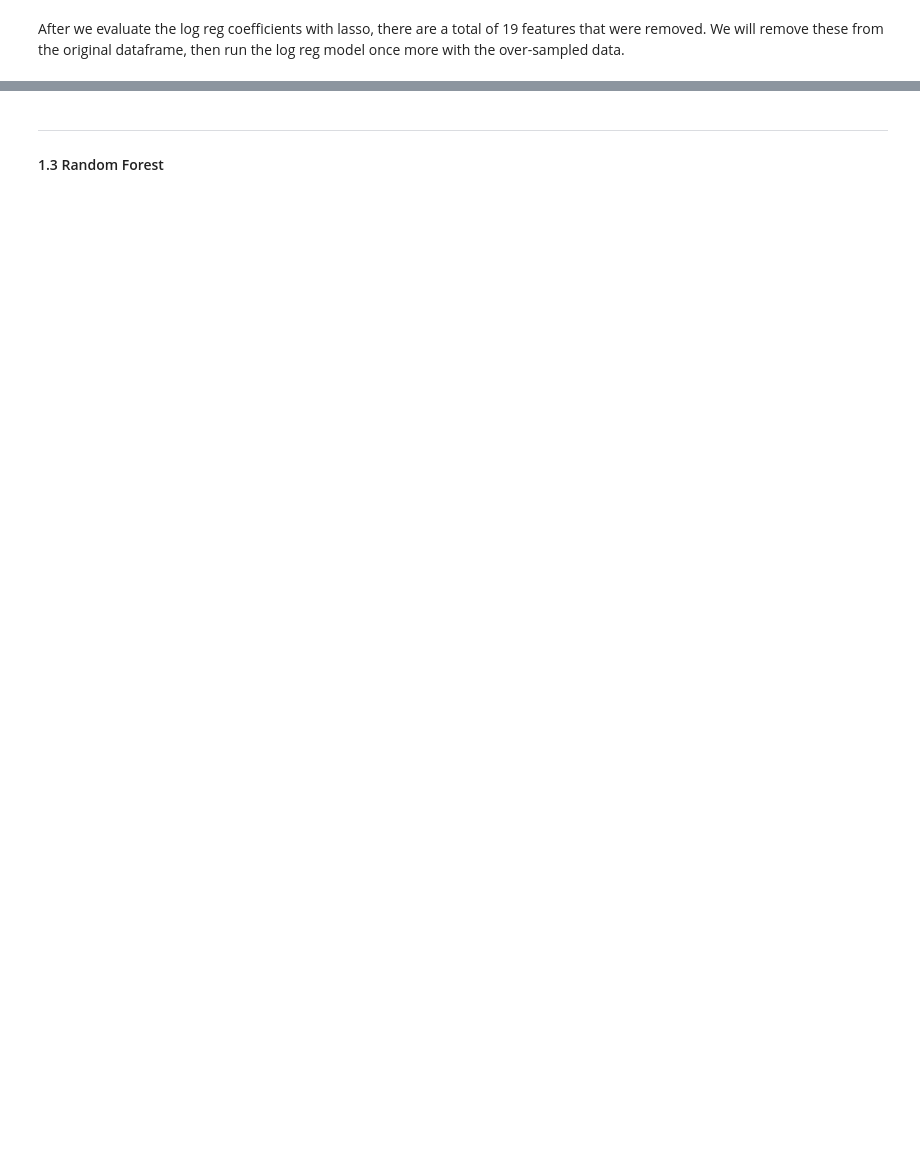
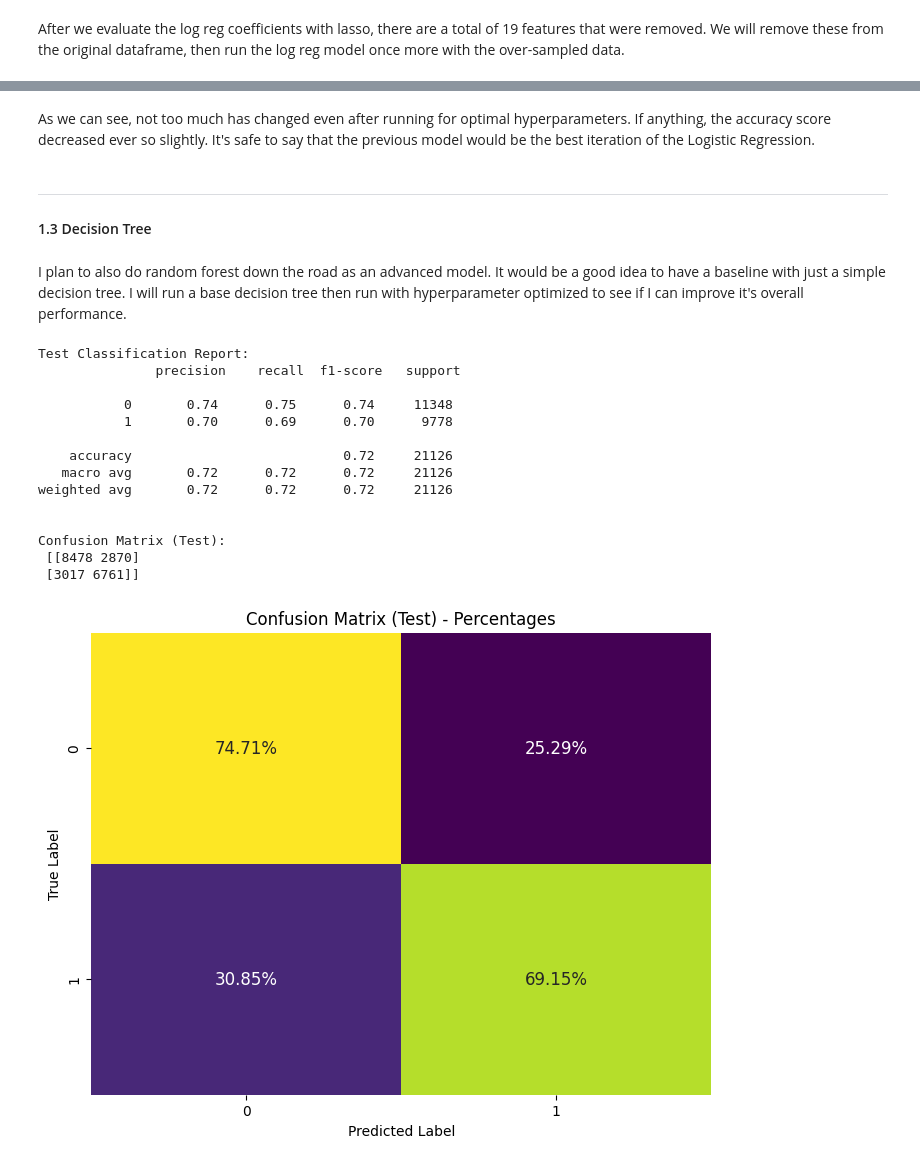
Before and after one commit to lo-klkl/BSTN_Capstone-Diab, a Jupyter notebook: Notebooks/Pt3-Modelling-Pt1.ipynb, the cells around one changed output, grey strips where cells are left out. Cells and saved outputs as stored; diff of their text form; code cells hidden in the pictures; blank space fills up the shorter version.

```diff
--- a/Notebooks/Pt3-Modelling-Pt1.ipynb
+++ b/Notebooks/Pt3-Modelling-Pt1.ipynb
@@ -619,3 +754,50 @@ When comparing the baseline model to the optimized model, there is little notice
+# %% [markdown]
+As we can see, not too much has changed even after running for optimal hyperparameters. If anything, the accuracy score decreased ever so slightly. It's safe to say that the previous model would be the best iteration of the Logistic Regression.
 # %% [markdown]
 ---
-#### <a id = 'tree'></a> 1.3 Random Forest
+#### <a id = 'tree'></a> 1.3 Decision Tree
+# %% [markdown]
+I plan to also do random forest down the road as an advanced model. It would be a good idea to have a baseline with just a simple decision tree. I will run a base decision tree then run with hyperparameter optimized to see if I can improve it's overall performance.
+# %%
+# Create a Decision Tree model
+dt_model = DecisionTreeClassifier(random_state=42)
+
+# Fit the model to the training data
+dt_model.fit(X_train, y_train)
+
+# Predict on the test set
+y_pred = dt_model.predict(X_test)
+
+# Classification Report
+print('\nTest Classification Report:\n', classification_report(y_test, y_pred))
+
+# Confusion Matrix
+conf_matrix = confusion_matrix(y_test, y_pred)
+print('\nConfusion Matrix (Test):\n', conf_matrix)
+
+# Calculate percentages for the confusion matrix
+conf_matrix_percent = conf_matrix / conf_matrix.sum(axis=1)[:, np.newaxis]
+
+# Create a heatmap with the percentages
+plt.figure(figsize=(8, 6))
+sns.heatmap(conf_matrix_percent, annot=True, fmt='.2%', cmap='viridis', cbar=False, annot_kws={'size': 12})
+plt.title('Confusion Matrix (Test) - Percentages')
+plt.xlabel('Predicted Label')
+plt.ylabel('True Label')
+plt.show()
+# %% [output]
+Test Classification Report:
+               precision    recall  f1-score   support
+
+           0       0.74      0.75      0.74     11348
+           1       0.70      0.69      0.70      9778
+
+    accuracy                           0.72     21126
+   macro avg       0.72      0.72      0.72     21126
+weighted avg       0.72      0.72      0.72     21126
+
+
+Confusion Matrix (Test):
+ [[8478 2870]
+ [3017 6761]]
+[figure, added]
```
Also changed, not shown: parts of 19 cells of this notebook.
